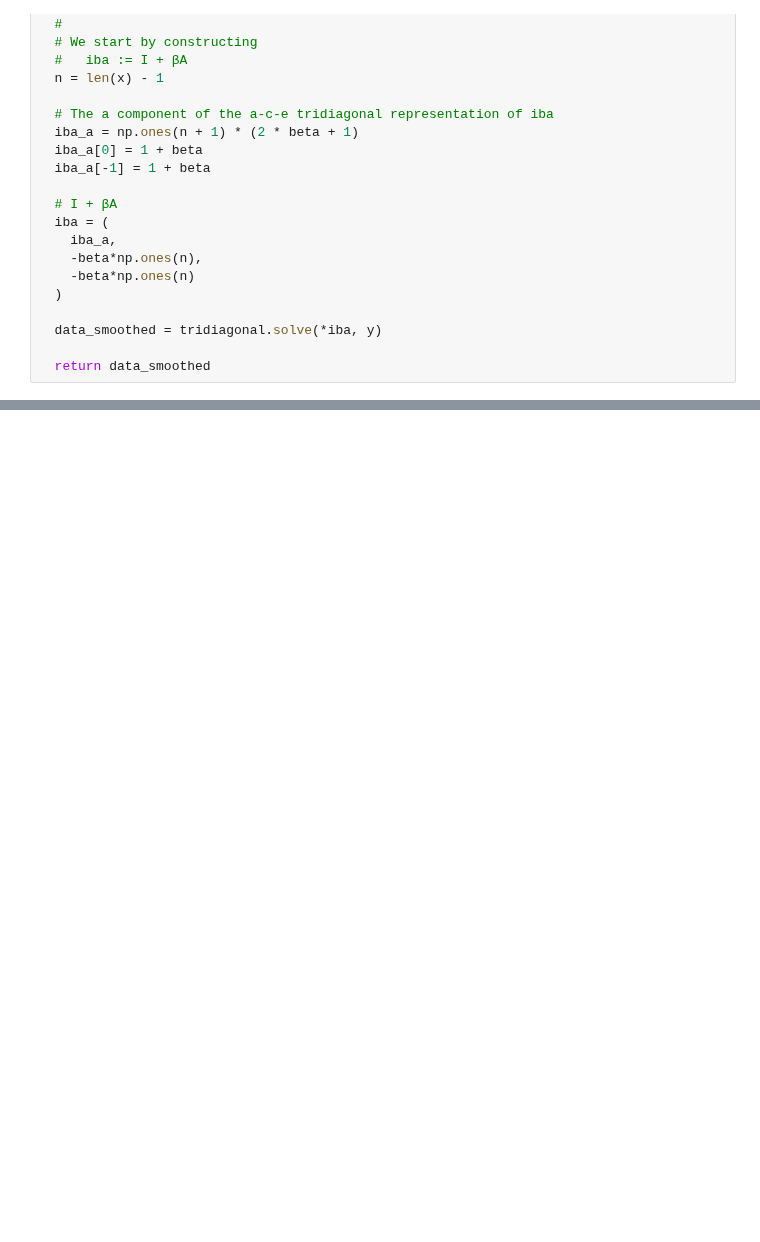
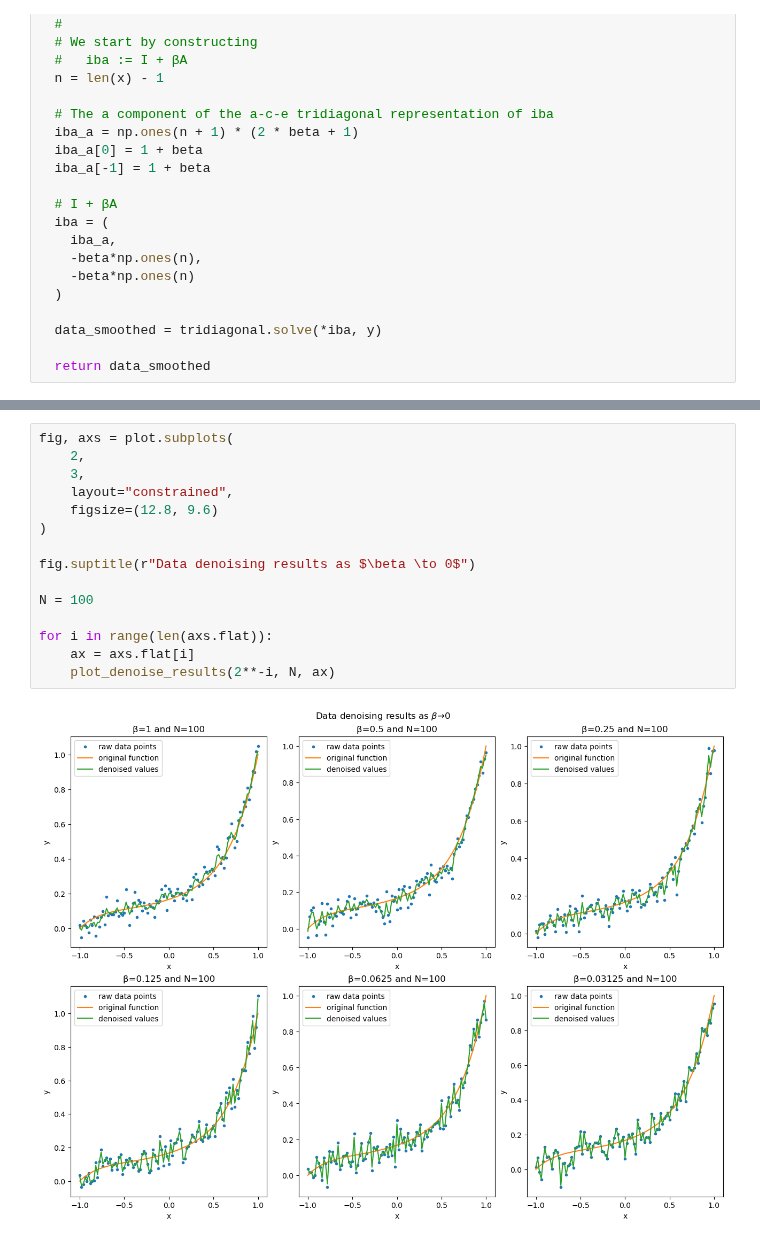
Before and after one commit to prescientmoon/solar-conflux, a Jupyter notebook: python/denoising/Main.ipynb, the cells around one changed output, grey strips where cells are left out. Saved outputs shown, nothing was run; the diff lists cells and outputs as text; blank space fills up the shorter version.

Commit message:
python(denoising): Wrote some more text about β -> 0/infinity
Signed-off-by: prescientmoon <git@moonythm.dev>

```diff
--- a/python/denoising/Main.ipynb
+++ b/python/denoising/Main.ipynb
@@ -179,0 +188,17 @@ for i in range(len(axs.flat)):
+# %%
+fig, axs = plot.subplots(
+    2,
+    3,
+    layout="constrained",
+    figsize=(12.8, 9.6)
+)
+
+fig.suptitle(r"Data denoising results as $\beta \to 0$")
+
+N = 100
+
+for i in range(len(axs.flat)):
+    ax = axs.flat[i]
+    plot_denoise_results(2**-i, N, ax)
+# %% [output]
+[figure, added]
```
Also changed, not shown: parts of 4 cells of this notebook.
